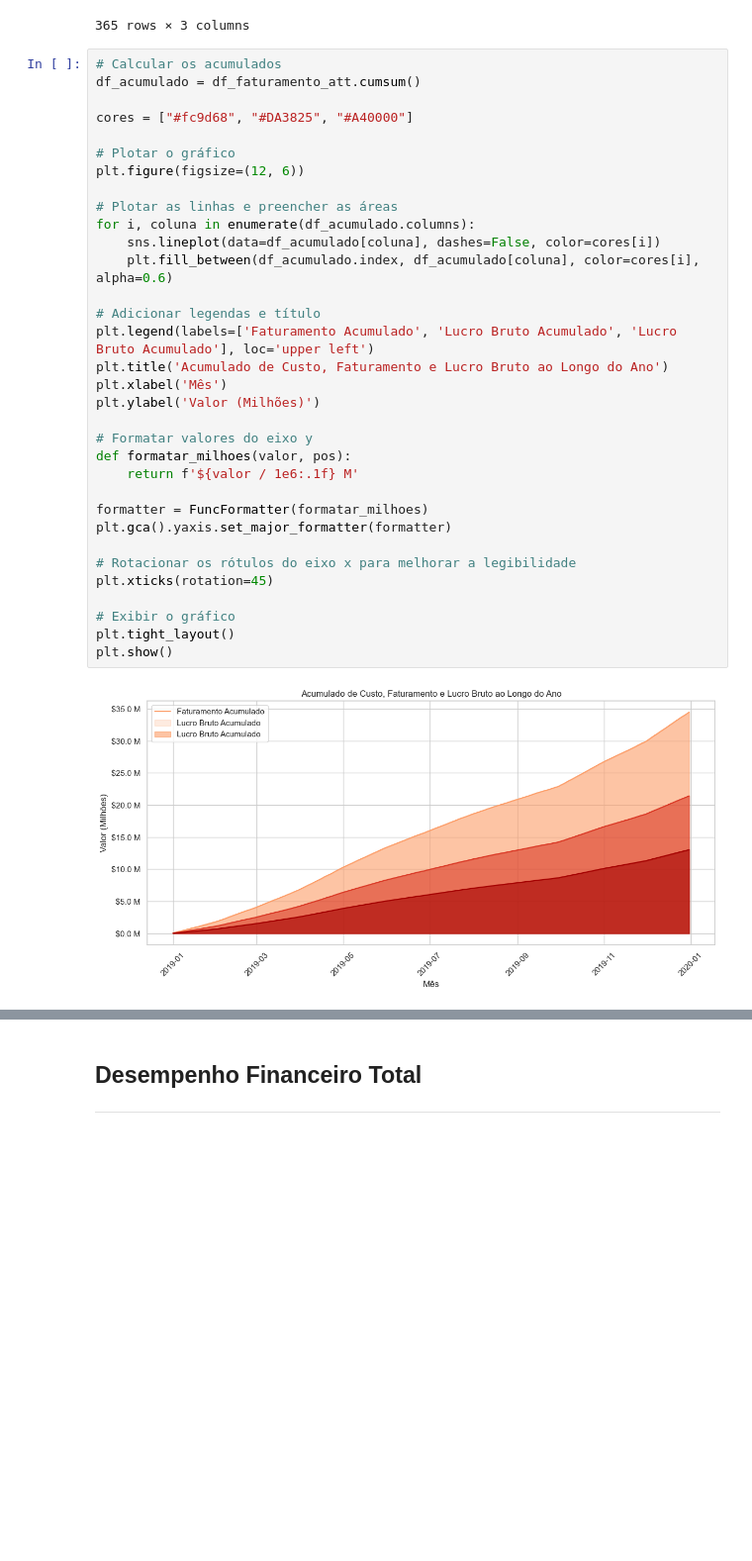
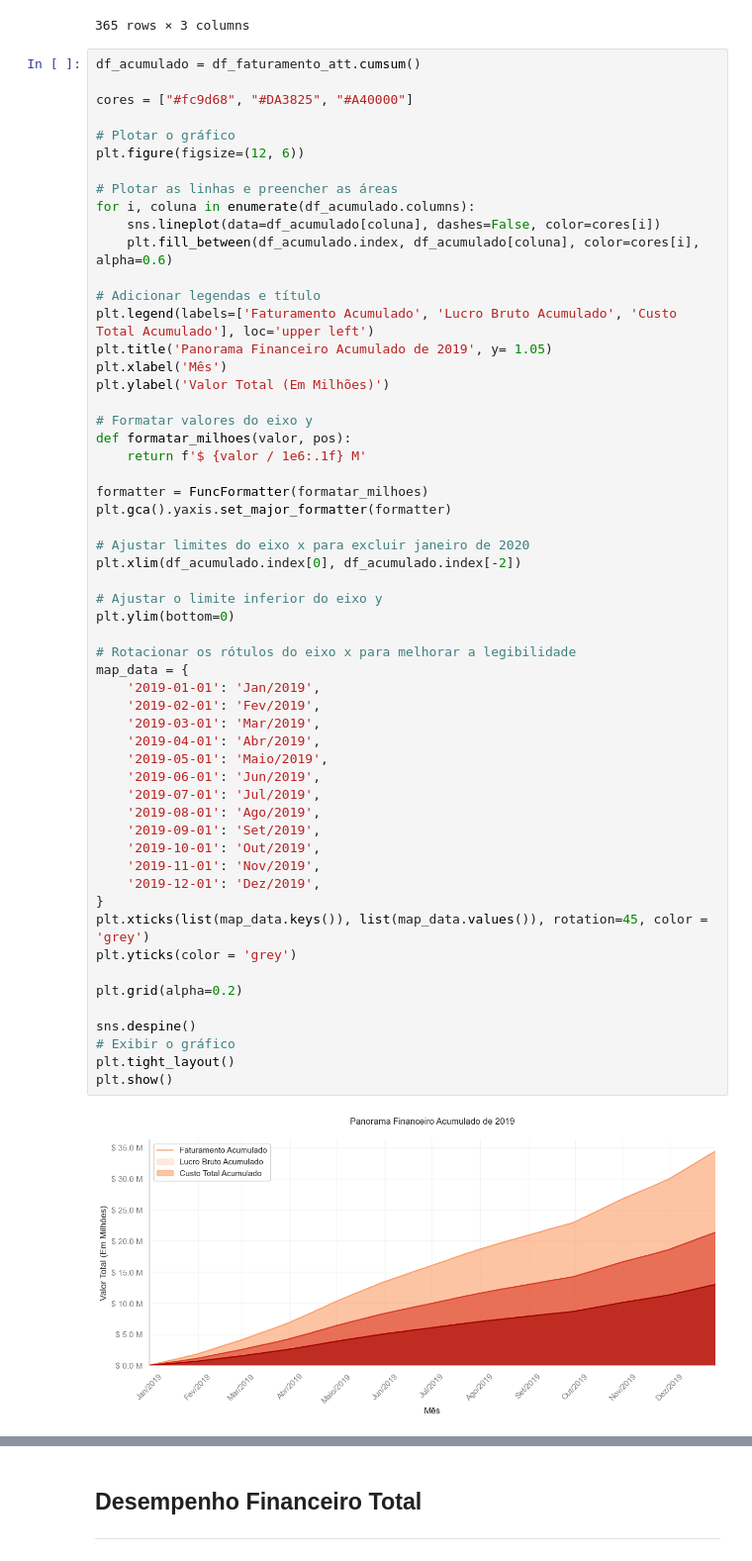
Before and after one commit to alyssonmontovanelli/analise_Previsao_Vendas_varejo, a Jupyter notebook: EDA/02_Analise_Exploratoria.ipynb, the cells around one changed output, grey strips where cells are left out. Shown at 99% size. Saved outputs shown, nothing was run; the diff lists cells and outputs as text; blank space fills up the shorter version.

```diff
--- a/EDA/02_Analise_Exploratoria.ipynb
+++ b/EDA/02_Analise_Exploratoria.ipynb
@@ -260,37 +190,60 @@ df_faturamento_att
 | 2019-12-31 | 131454.300 | 82114.515 | 49339.785 |
 365 rows × 3 columns
 # %%
-# Calcular os acumulados
 df_acumulado = df_faturamento_att.cumsum()
 
 cores = ["#fc9d68", "#DA3825", "#A40000"]
 
 # Plotar o gráfico
 plt.figure(figsize=(12, 6))
 
 # Plotar as linhas e preencher as áreas
 for i, coluna in enumerate(df_acumulado.columns):
     sns.lineplot(data=df_acumulado[coluna], dashes=False, color=cores[i])
     plt.fill_between(df_acumulado.index, df_acumulado[coluna], color=cores[i], alpha=0.6)
 
 # Adicionar legendas e título
-plt.legend(labels=['Faturamento Acumulado', 'Lucro Bruto Acumulado', 'Lucro Bruto Acumulado'], loc='upper left')
-plt.title('Acumulado de Custo, Faturamento e Lucro Bruto ao Longo do Ano')
+plt.legend(labels=['Faturamento Acumulado', 'Lucro Bruto Acumulado', 'Custo Total Acumulado'], loc='upper left')
+plt.title('Panorama Financeiro Acumulado de 2019', y= 1.05)
 plt.xlabel('Mês')
-plt.ylabel('Valor (Milhões)')
+plt.ylabel('Valor Total (Em Milhões)')
 
 # Formatar valores do eixo y
 def formatar_milhoes(valor, pos):
-    return f'${valor / 1e6:.1f} M'
+    return f'$ {valor / 1e6:.1f} M'
 
 formatter = FuncFormatter(formatar_milhoes)
 plt.gca().yaxis.set_major_formatter(formatter)
 
+# Ajustar limites do eixo x para excluir janeiro de 2020
+plt.xlim(df_acumulado.index[0], df_acumulado.index[-2])
+
+# Ajustar o limite inferior do eixo y
+plt.ylim(bottom=0)
+
 # Rotacionar os rótulos do eixo x para melhorar a legibilidade
-plt.xticks(rotation=45)
+map_data = {
+    '2019-01-01': 'Jan/2019',
+    '2019-02-01': 'Fev/2019',
+    '2019-03-01': 'Mar/2019',
+    '2019-04-01': 'Abr/2019',
+    '2019-05-01': 'Maio/2019',
+    '2019-06-01': 'Jun/2019',
+    '2019-07-01': 'Jul/2019',
+    '2019-08-01': 'Ago/2019',
+    '2019-09-01': 'Set/2019',
+    '2019-10-01': 'Out/2019',
+    '2019-11-01': 'Nov/2019',
+    '2019-12-01': 'Dez/2019',
+}
+plt.xticks(list(map_data.keys()), list(map_data.values()), rotation=45, color = 'grey')
+plt.yticks(color = 'grey')
 
+plt.grid(alpha=0.2)
+
+sns.despine()
 # Exibir o gráfico
 plt.tight_layout()
 plt.show()
 # %% [output]
-[figure, old version]
+[figure, new version]
```
Also changed, not shown: parts of 13 cells of this notebook.
